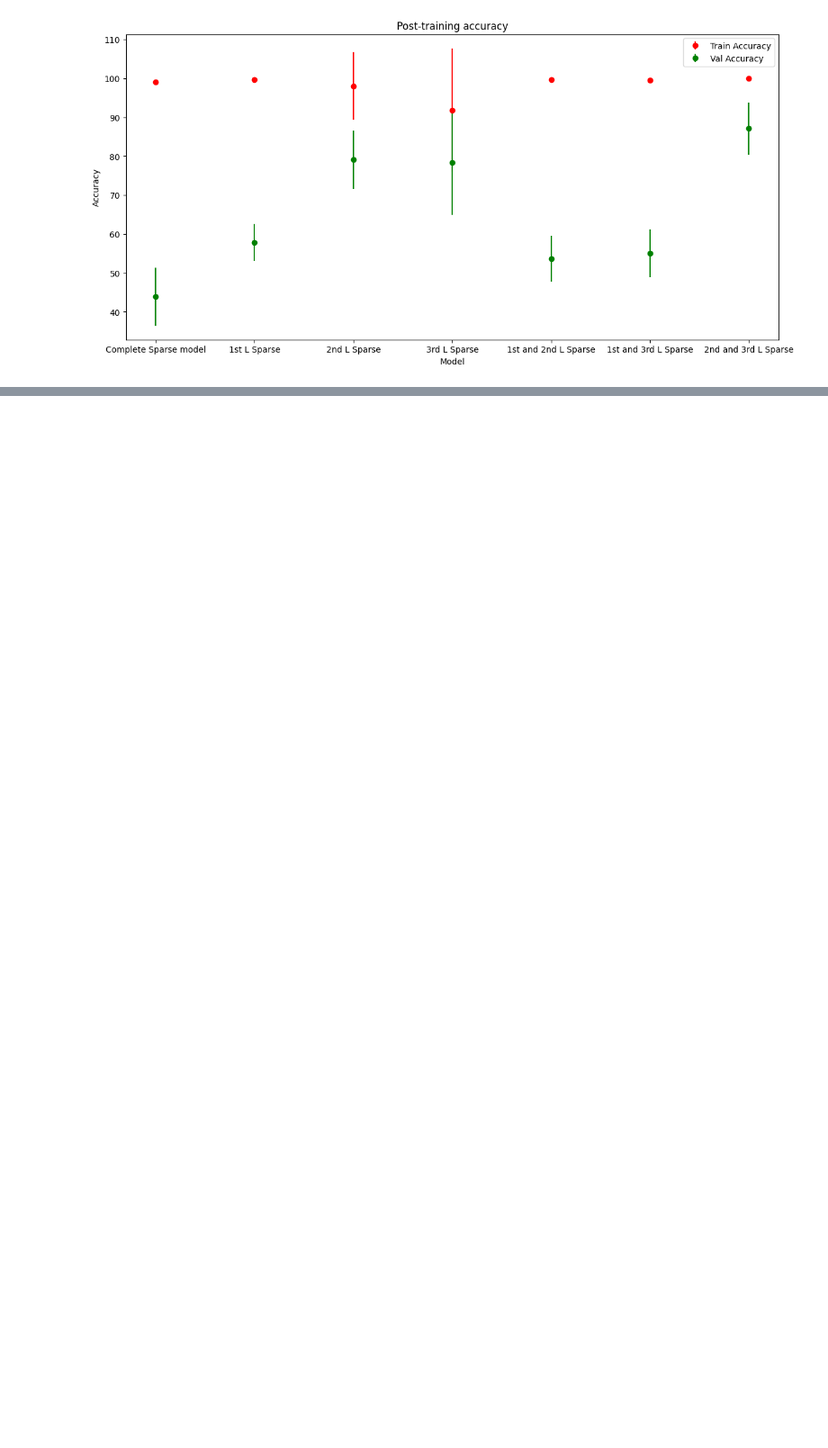
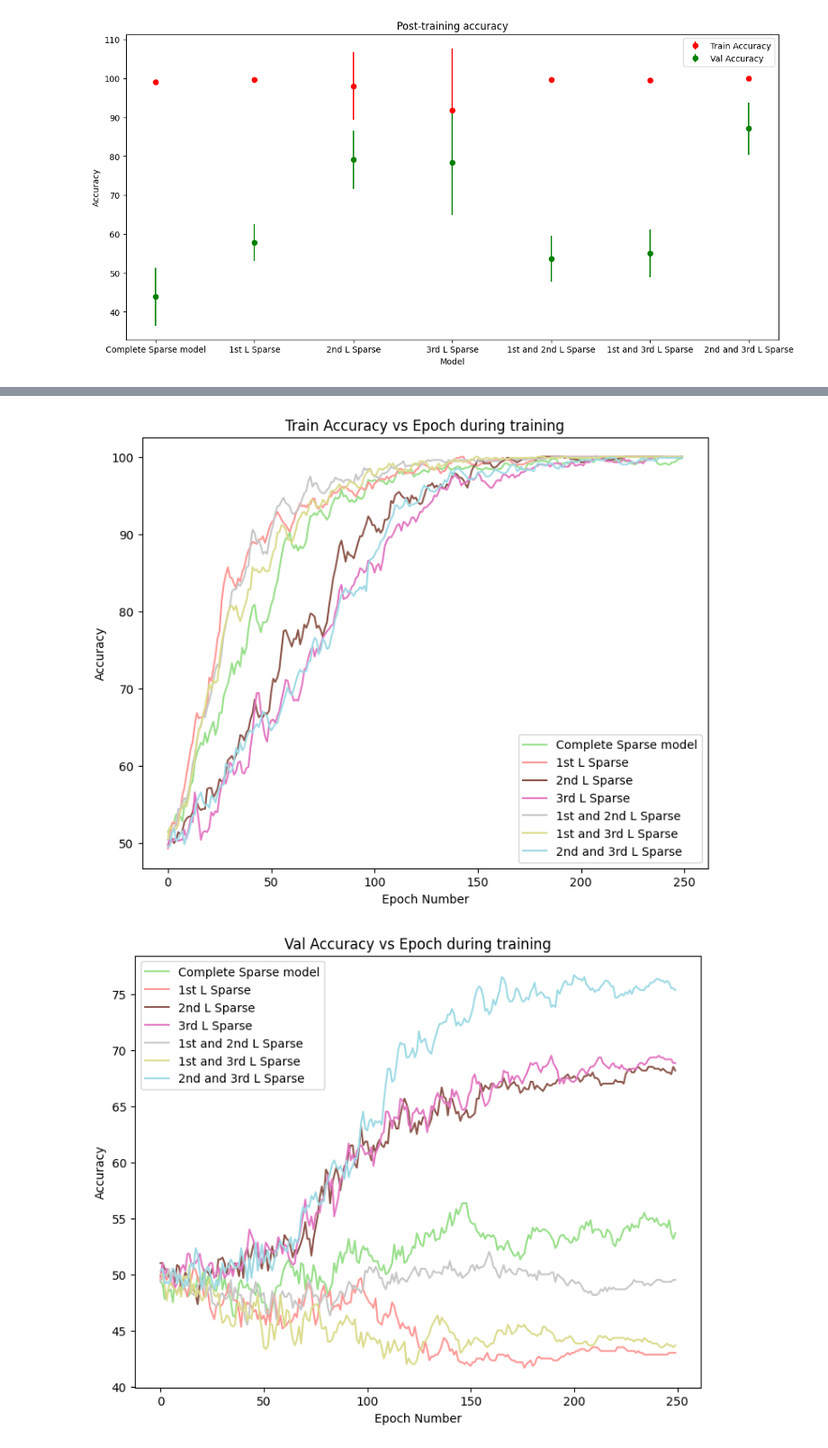
Before and after one commit to animeshsasan/hippocampal-cortex-learning, a Jupyter notebook: .ipynbs/generalizing-sparse-model.ipynb, the cells around one changed output, grey strips where cells are left out. Shown at 90% size. Saved outputs shown, nothing was run; the diff lists cells and outputs as text; code cells hidden in the pictures; blank space fills up the shorter version.

```diff
--- a/.ipynbs/generalizing-sparse-model.ipynb
+++ b/.ipynbs/generalizing-sparse-model.ipynb
@@ -674,3 +676,15 @@ combined_charts.plot_test_accu_for_models(
 [figure]
 [figure]
 [figure]
+# %%
+from datasets.dymmyProblem import DummyDataset
+
+
+dataset = DummyDataset()
+X_train, y_train, X_val, y_val = dataset.get_dataset(original_split= True, unique = True)
+in_features = len(X_train[0])
+out_features = 2
+trainUtil = TrainUtil(X_train, y_train, X_val = X_val, y_val = y_val)
+experiment = RunExperiment(trainUtil)
+modelSetups = ModelSetups()
+trainUtil.set_data_granularity(1)
@@ -676,0 +744,36 @@ combined_charts.plot_test_accu_for_models(
+# %%
+model_keys = list(chartUtils_7D_dummy.keys())
+combined_charts: ChartUtil = chartUtils_7D_dummy[model_keys[0]]
+
+for key in model_keys[1:]:
+    combined_charts = combined_charts.combine_charts(chartUtils_7D_dummy[key])
+
+sparse_models, control_models, dense_models = get_models_to_plot_from_combined(combined_charts)
+combined_charts.set_colors_map()
+# %%
+combined_charts.plot_training_data_for(
+    value_to_plot = TrainingCharts.TRAIN_ACC,
+    no_std = True,
+    models = sparse_models
+    ).show()
+combined_charts.plot_training_data_for(
+    value_to_plot = TrainingCharts.VAL_ACC,
+    no_std = True,
+    models = sparse_models
+    ).show()
+combined_charts.plot_training_data_for(
+    no_std = True,
+    models = sparse_models
+    ).show()
+combined_charts.plot_test_accu_for_models(
+    width_alpha=3,
+    models = sparse_models
+    ).show()
+combined_charts.plot_test_accu_for_models(
+    width_alpha=3,
+    no_std= True,
+    models = sparse_models
+    ).show()
+# %% [output]
+[figure, added]
+[figure, added]
```
Also changed, not shown: parts of 6 cells of this notebook, 20 other files.
